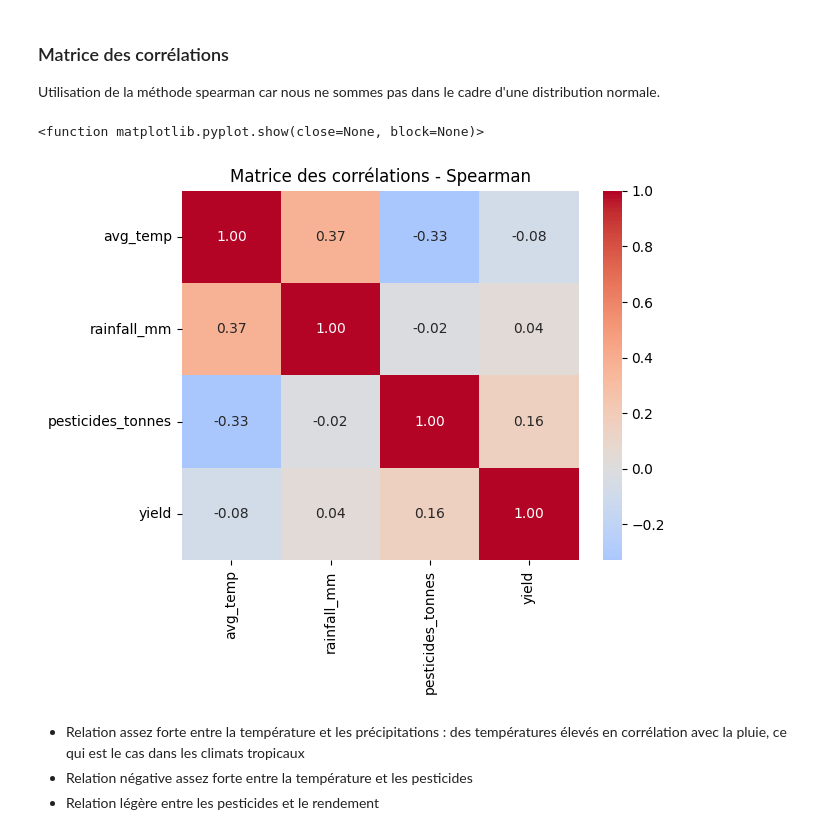
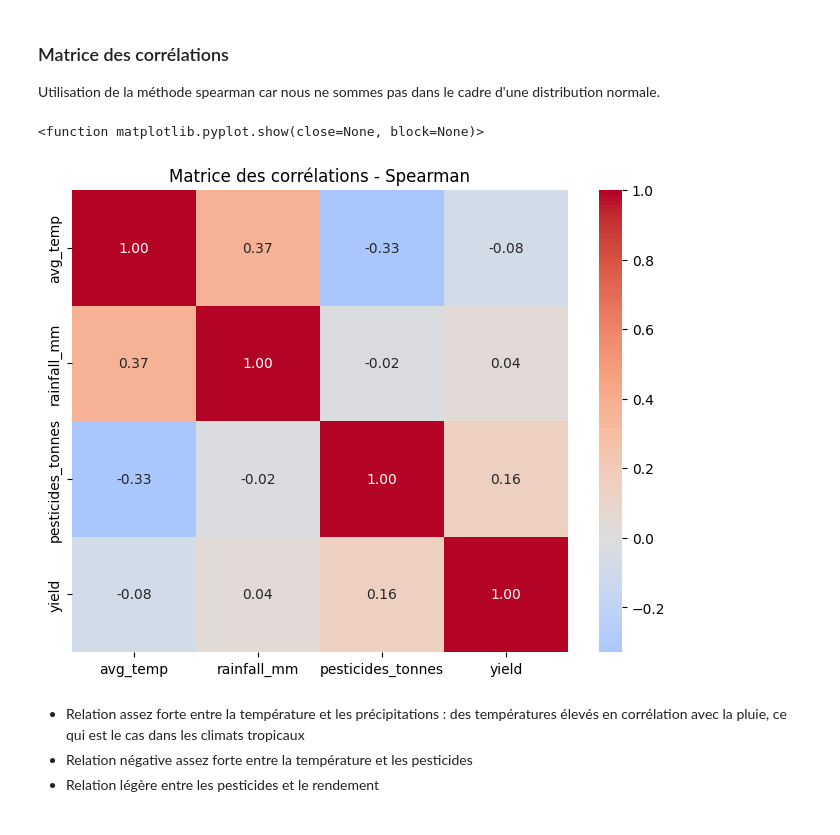
Before and after one commit to SCFlorian/Systeme_recommandation_agricole, a Jupyter notebook: notebooks/notebook_analyse_exploratoire.ipynb, the cells around one changed output. Drawn from its saved outputs; the diff is of its cells as text; code cells hidden in the pictures.

```diff
--- a/notebooks/notebook_analyse_exploratoire.ipynb
+++ b/notebooks/notebook_analyse_exploratoire.ipynb
@@ -1521,13 +1521,14 @@ spearman_corr
 Utilisation de la méthode spearman car nous ne sommes pas dans le cadre d'une distribution normale.
 # %%
 # Matrice des corrélations
+plt.figure(figsize=(8, 6))
 sns.heatmap(spearman_corr, cmap='coolwarm', center=0, annot=True, fmt=".2f")
 plt.title('Matrice des corrélations - Spearman')
 plt.savefig('../notebooks/graph/matrice_correlation_spearman.png')
 plt.show
 # %% [output]
 <function matplotlib.pyplot.show(close=None, block=None)>
-[figure, old version]
+[figure, new version]
 # %% [markdown]
 - Relation assez forte entre la température et les précipitations : des températures élevés en corrélation avec la pluie, ce qui est le cas dans les climats tropicaux
 - Relation négative assez forte entre la température et les pesticides
```
Also changed, not shown: 1 other file.
